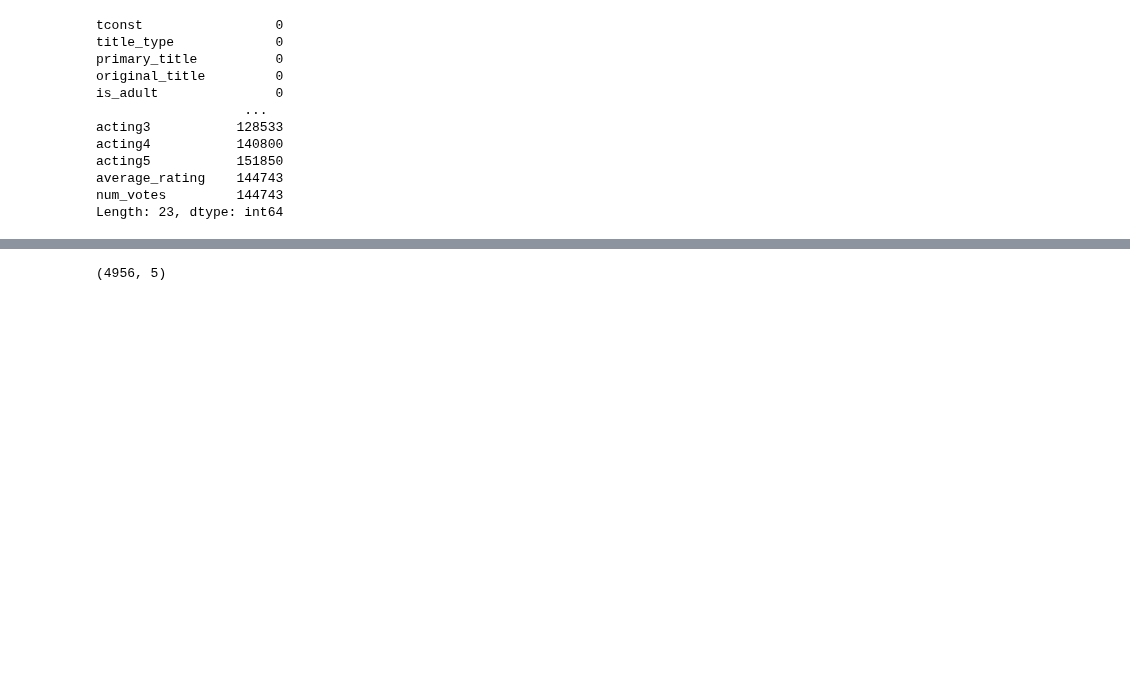
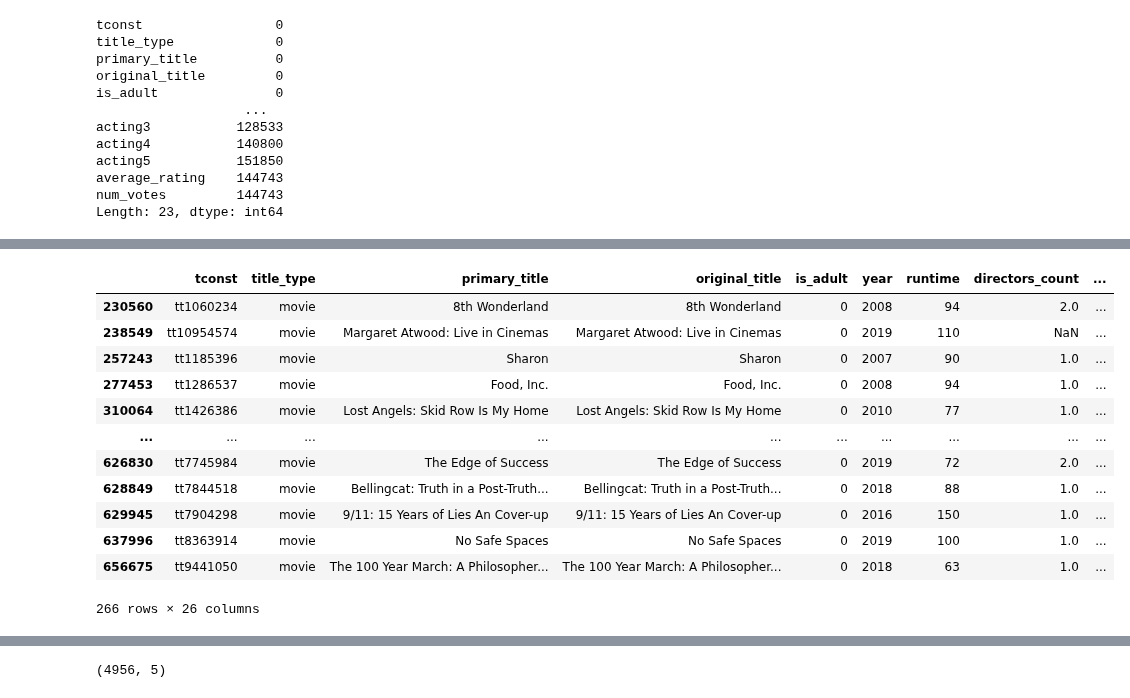
Before and after one commit to tk87-hono/data_analytics_24_4-Capstone_Movie_Group, a Jupyter notebook: Dataframes.ipynb, the cells around one changed output, grey strips where cells are left out. Drawn from its saved outputs; the diff is of its cells as text; code cells hidden in the pictures; blank space fills up the shorter version.

```diff
--- a/Dataframes.ipynb
+++ b/Dataframes.ipynb
@@ -594,0 +673,2 @@ df_imdb_final.to_csv('./Data/df_imdb_final.csv')
+# %%
+df_imdb_final = df_imdb_final[df_imdb_final['average_rating'].notnull()]
@@ -594,0 +684,4 @@ df_imdb_final.to_csv('./Data/df_imdb_final.csv')
+# %%
+df_imdb_final = df_imdb_final[~df_imdb_final['genre'].isin(['Talk-Show', 'Reality-TV'])]
+df_imdb_final = df_imdb_final[~df_imdb_final['genre2'].isin(['Talk-Show', 'Reality-TV'])]
+df_imdb_final = df_imdb_final[~df_imdb_final['genre3'].isin(['Talk-Show', 'Reality-TV', 'Game-Show'])]
@@ -594,0 +698,16 @@ df_imdb_final.to_csv('./Data/df_imdb_final.csv')
+# %%
+df_imdb_final[df_imdb_final['genre2'] == 'News']
+# %% [output]
+|  | tconst | title_type | primary_title | original_title | is_adult | year | runtime | directors_count | ... |
+| 230560 | tt1060234 | movie | 8th Wonderland | 8th Wonderland | 0 | 2008 | 94 | 2.0 | ... |
+| 238549 | tt10954574 | movie | Margaret Atwood: Live in Cinemas | Margaret Atwood: Live in Cinemas | 0 | 2019 | 110 | NaN | ... |
+| 257243 | tt1185396 | movie | Sharon | Sharon | 0 | 2007 | 90 | 1.0 | ... |
+| 277453 | tt1286537 | movie | Food, Inc. | Food, Inc. | 0 | 2008 | 94 | 1.0 | ... |
+| 310064 | tt1426386 | movie | Lost Angels: Skid Row Is My Home | Lost Angels: Skid Row Is My Home | 0 | 2010 | 77 | 1.0 | ... |
+| ... | ... | ... | ... | ... | ... | ... | ... | ... | ... |
+| 626830 | tt7745984 | movie | The Edge of Success | The Edge of Success | 0 | 2019 | 72 | 2.0 | ... |
+| 628849 | tt7844518 | movie | Bellingcat: Truth in a Post-Truth... | Bellingcat: Truth in a Post-Truth... | 0 | 2018 | 88 | 1.0 | ... |
+| 629945 | tt7904298 | movie | 9/11: 15 Years of Lies An Cover-up | 9/11: 15 Years of Lies An Cover-up | 0 | 2016 | 150 | 1.0 | ... |
+| 637996 | tt8363914 | movie | No Safe Spaces | No Safe Spaces | 0 | 2019 | 100 | 1.0 | ... |
+| 656675 | tt9441050 | movie | The 100 Year March: A Philosopher... | The 100 Year March: A Philosopher... | 0 | 2018 | 63 | 1.0 | ... |
+266 rows × 26 columns
```
Also changed, not shown: parts of 33 cells of this notebook.
